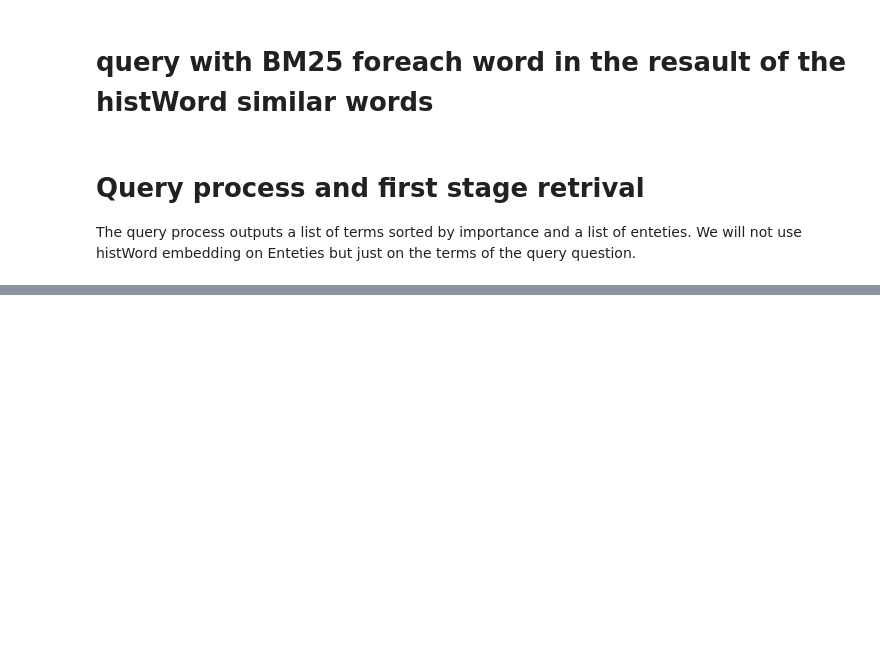
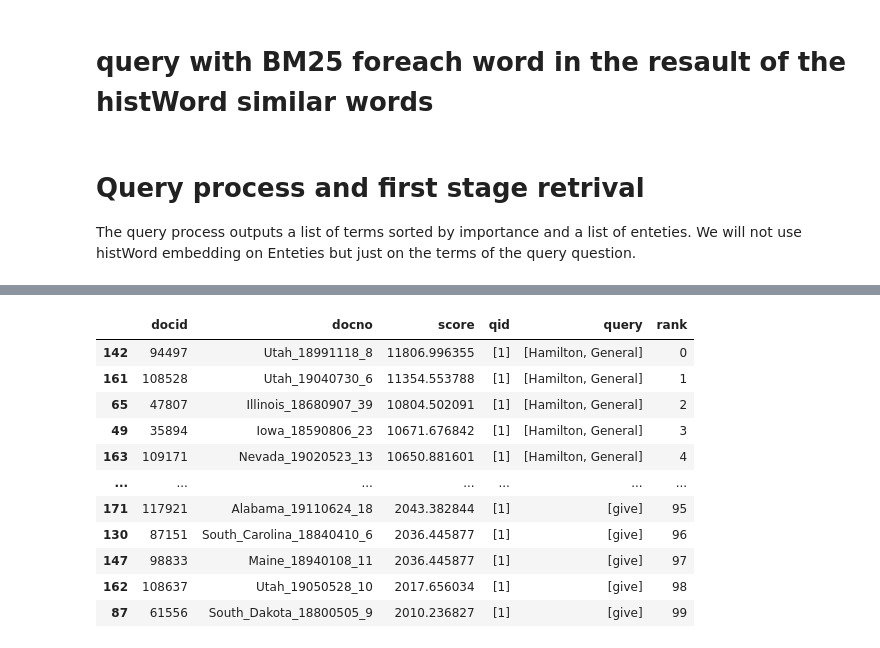
Before and after one commit to OmerSherman/IRProject, a Jupyter notebook: Historical News Question Answering.ipynb, the cells around one changed output, grey strips where cells are left out. Saved outputs shown, nothing was run; the diff lists cells and outputs as text; code cells hidden in the pictures; blank space fills up the shorter version.

Commit message:
bug fix and print removal

```diff
--- a/Historical News Question Answering.ipynb
+++ b/Historical News Question Answering.ipynb
@@ -517,18 +516,24 @@ if( home_dir == "histwords_master"):
 # %% [markdown]
 # query with BM25 foreach word in the resault of the histWord similar words
 # %%
-#recive word and use histWord embedding to get similar words from diffrent times and then create the 1oo most relevant documents
-def bm25_simWords(query_word, fiction_embeddings):
+#recive word and use histWord embedding to get similar words from diffrent times and then retrive the 1oo most relevant documents , return also the avarage idf score of all the similar words
+#the dataFrame it returns is weighted by the avarge IDF score of all the similar words
+def bm25_simWords(query_word, fiction_embeddings , index ):
     maximum_length = 100
-    results = bm25.search(query_word).head(maximum_length)
+    results =  pd.DataFrame(columns=['qid', 'docid', 'docno', 'rank', 'score', 'query']) # initialize the Dataframe
     similar_words = getSimilar_words(query_word, fiction_embeddings) #get the relevant similar words to the query word
+
+    query_word_idf = 0  # avrage the idf score of all the similar words
     for word in similar_words:
         temp_bm25_resaults =  bm25.search(word).head(maximum_length)
         results = pd.concat([results,temp_bm25_resaults] , ignore_index= True).drop_duplicates(subset='docid', keep='first')
         results = results.sort_values(by = "score", ascending=False)
         results = results.head(maximum_length)
+        query_word_idf += get_word_importance(word , index)
+    query_word_idf = query_word_idf/  len(similar_words)
+    results['score'] = results['score'] * query_word_idf
     results['rank'] = range(len(results))
-    return results
+    return results , query_word_idf
 #get the 100 top results of bm25 retrivial
 def bm25Search(word):
      return bm25.search(word)
@@ -637,0 +544,57 @@ concate temp df:
+# %%
+query_question = "Who gave Hamilton the substance of what he had proposed on the part of General Hamilton"
+fiction_embeddings = init_HistWord() # init the Histword model
+df  = get_dataFrame()  # get the collection of the documents as dataFrame
+index  = get_index(df) # get the inverted index of the corpus
+
+"""
+This function runs all the first stage retrival. It process the query question to entities and tokens, for each token it search for relative words from
+from diffrent times fromm the 1800, with all those words it run bm25 search on the indexed corpus and weight the results by the idf score of each. Also
+retrive with the BM25 with the entities of the query. returns top 100 most relevant documents.
+"""
+def firstStageRetrival(query_question, fiction_embeddings , index ):
+    terms_and_ent = process_query(query_question,index)
+    print(terms_and_ent)
+    terms = terms_and_ent[0] # terms of the query
+    entities = terms_and_ent[1] # entities of the query
+
+    bm25df = pd.DataFrame(columns=['qid', 'docid', 'docno', 'rank', 'score', 'query']) # initialize the Dataframe
+    maximum_length = 100
+
+    #now run bm25 search on the tokens, rows that are already in the table, there score is aggrigated.
+    total_IDF_score = 0
+    for term in terms:
+        temp_result, tempIDF =  bm25_simWords(term[0], fiction_embeddings, index) # get the top 100 relevant documents with bm25
+        temp_result['score'] = temp_result['score'] * tempIDF # weight the column by its IDF score
+        temp_result['query'] = [[term[0]]] * len(temp_result)
+        bm25df = pd.concat([bm25df, temp_result], ignore_index=True)
+        bm25df = bm25df.groupby(['docid', 'docno'], as_index=False).agg({
+    'score': 'sum',
+    'qid': lambda x: list({q for sublist in x for q in sublist}),
+    'query': lambda x: list({q for sublist in x for q in sublist})
+}) # aggrigate score field in already exsists documents in the results table
+        bm25df = bm25df.sort_values(by = "score", ascending=False)
+        bm25df = bm25df.head(maximum_length)
+        total_IDF_score += tempIDF
+    bm25df['rank'] = range(len(bm25df))
+
+
+    #get the 100 top resaults of the bm25 on the entities
+    for ent in entities:
+        temp_bm25_resaults =  bm25Search(ent).head(maximum_length)
+        temp_bm25_resaults['query'] =[[ent]]* len(temp_bm25_resaults)
+        bm25df = pd.concat([bm25df,temp_bm25_resaults] , ignore_index= True)
+        bm25df = bm25df.groupby(['docid', 'docno'], as_index=False).agg({
+    'score': 'sum',
+    'qid': lambda x: list({q for sublist in x for q in sublist}),
+    'query': lambda x: list({q for sublist in x for q in sublist})
+})# aggrigate score field in already exsists documents in the results table
+        bm25df = bm25df.sort_values(by = "score", ascending=False)
+        bm25df = bm25df.head(maximum_length)
+    bm25df['rank'] = range(len(bm25df))
+    bm25df['score']  = bm25df['score']  *total_IDF_score# multipling all the score of the entities because we want to give more wight to entities than tokens
+
+    return bm25df
+
+firstStageRetrival(query_question,fiction_embeddings, index)
+# %% [output]
@@ -637,0 +638,12 @@ concate temp df:
+|  | docid | docno | score | qid | query | rank |
+| 142 | 94497 | Utah_18991118_8 | 11806.996355 | [1] | [Hamilton, General] | 0 |
+| 161 | 108528 | Utah_19040730_6 | 11354.553788 | [1] | [Hamilton, General] | 1 |
+| 65 | 47807 | Illinois_18680907_39 | 10804.502091 | [1] | [Hamilton, General] | 2 |
+| 49 | 35894 | Iowa_18590806_23 | 10671.676842 | [1] | [Hamilton, General] | 3 |
+| 163 | 109171 | Nevada_19020523_13 | 10650.881601 | [1] | [Hamilton, General] | 4 |
+| ... | ... | ... | ... | ... | ... | ... |
+| 171 | 117921 | Alabama_19110624_18 | 2043.382844 | [1] | [give] | 95 |
+| 130 | 87151 | South_Carolina_18840410_6 | 2036.445877 | [1] | [give] | 96 |
+| 147 | 98833 | Maine_18940108_11 | 2036.445877 | [1] | [give] | 97 |
+| 162 | 108637 | Utah_19050528_10 | 2017.656034 | [1] | [give] | 98 |
+| 87 | 61556 | South_Dakota_18800505_9 | 2010.236827 | [1] | [give] | 99 |
```
Also changed, not shown: parts of 4 cells of this notebook.
